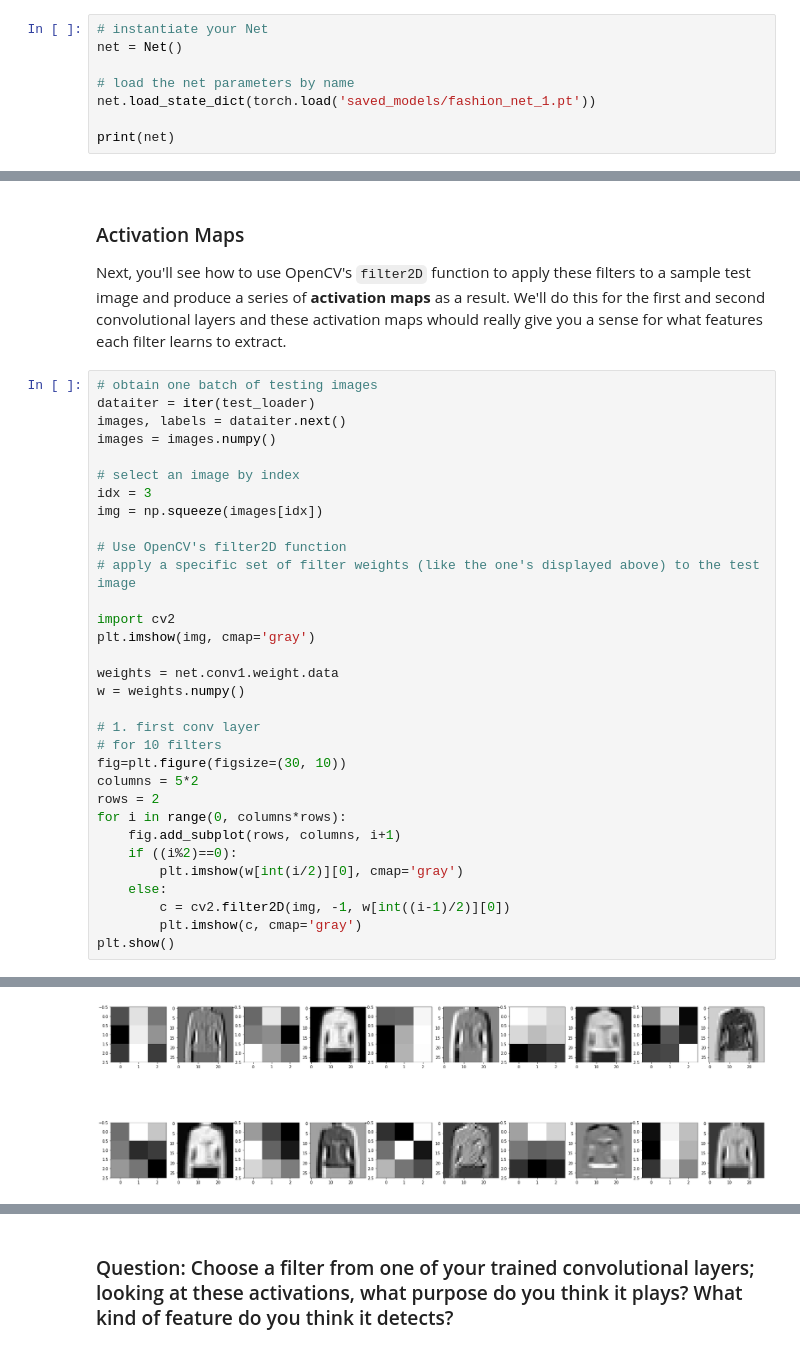
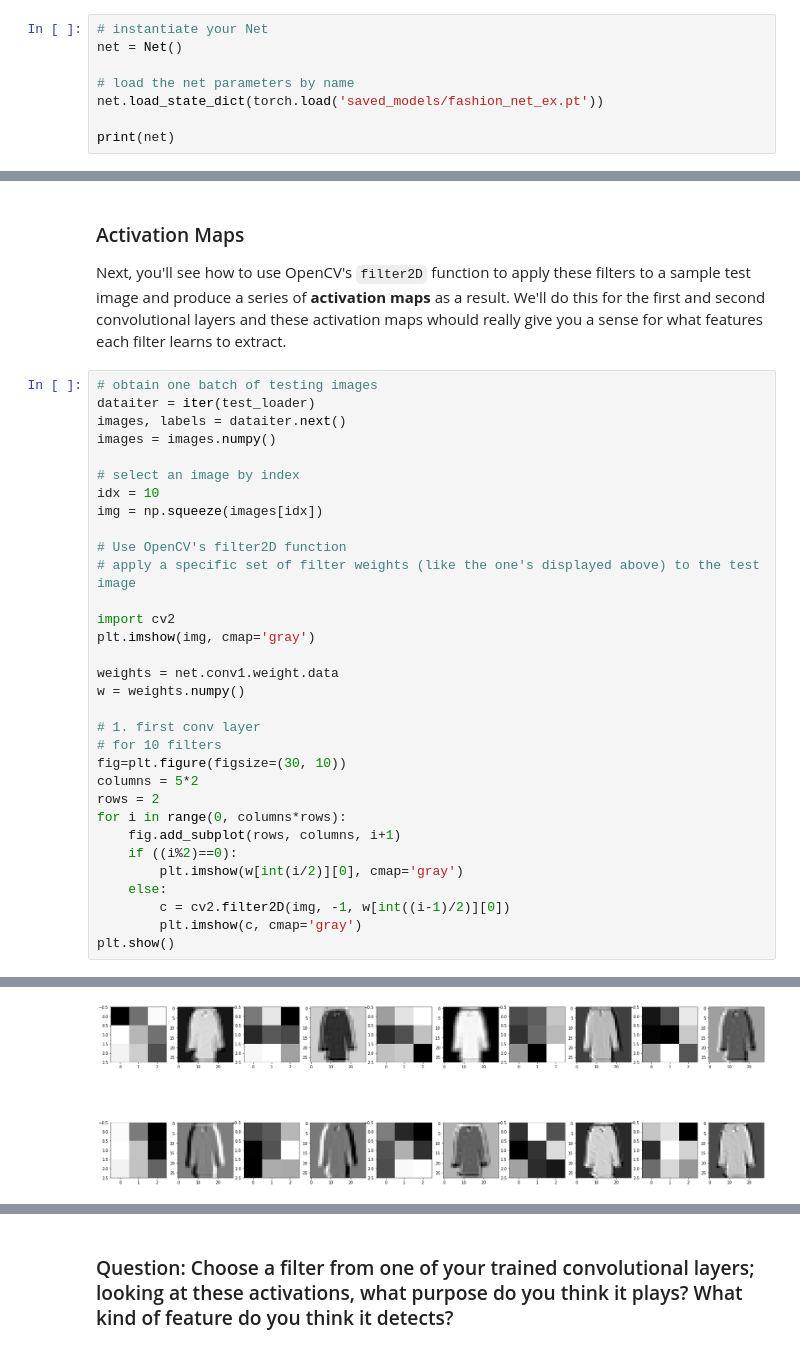
Before and after one commit to udacity/CVND_Exercises, a Jupyter notebook: 1_5_CNN_Layers/5_1. Feature viz for FashionMNIST.ipynb, the cells around one changed output, grey strips where cells are left out. Saved outputs shown, nothing was run; the diff lists cells and outputs as text.

```diff
--- a/1_5_CNN_Layers/5_1. Feature viz for FashionMNIST.ipynb
+++ b/1_5_CNN_Layers/5_1. Feature viz for FashionMNIST.ipynb
@@ -134,7 +134,7 @@ The architecture above is taken from the example solution code, which was traine
 net = Net()
 
 # load the net parameters by name
-net.load_state_dict(torch.load('saved_models/fashion_net_1.pt'))
+net.load_state_dict(torch.load('saved_models/fashion_net_ex.pt'))
 
 print(net)
 # %% [output]
@@ -188,7 +188,7 @@ images, labels = dataiter.next()
 images = images.numpy()
 
 # select an image by index
-idx = 3
+idx = 10
 img = np.squeeze(images[idx])
 
 # Use OpenCV's filter2D function
@@ -218,4 +218,4 @@ plt.show()
-[figure, old version]
+[figure, new version]
 # %%
 # Same process but for the second conv layer (20, 3x3 filters):
 plt.imshow(img, cmap='gray')
```
Also changed, not shown: parts of 6 cells of this notebook, 4 other files.
